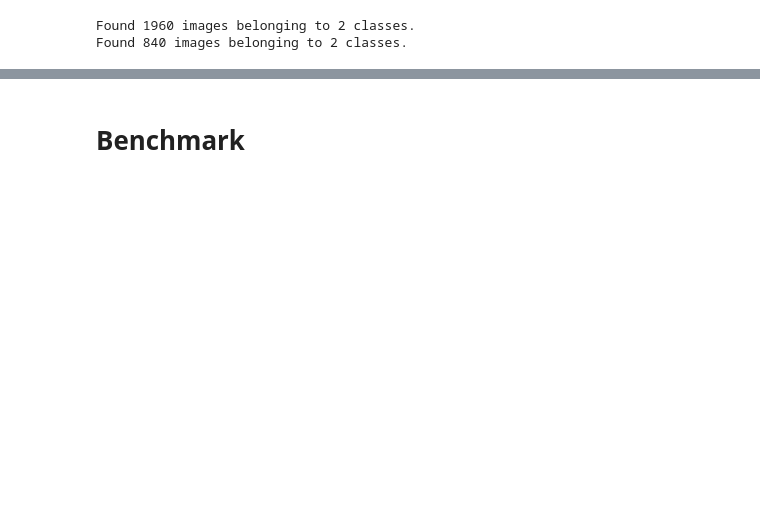
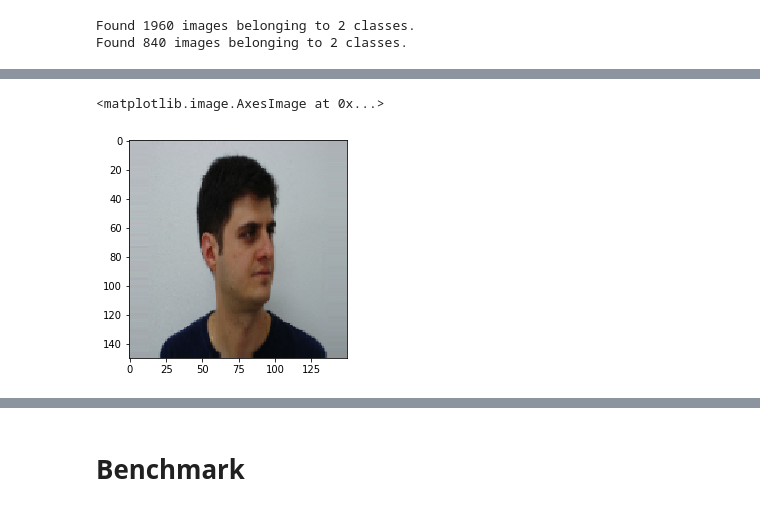
Before and after one commit to kaichimomose/Face-Detection, a Jupyter notebook: face_detection/Male_Female_Recognition.ipynb, the cells around one changed output, grey strips where cells are left out. Cells and saved outputs as stored; diff of their text form; code cells hidden in the pictures; blank space fills up the shorter version.

```diff
--- a/face_detection/Male_Female_Recognition.ipynb
+++ b/face_detection/Male_Female_Recognition.ipynb
@@ -60,0 +88,5 @@ Found 840 images belonging to 2 classes.
+# %%
+plt.imshow(train_generator[0][0][2])
+# %% [output]
+<matplotlib.image.AxesImage at 0x...>
+[figure, added]
```
Also changed, not shown: parts of 8 cells of this notebook, 9 other files.
